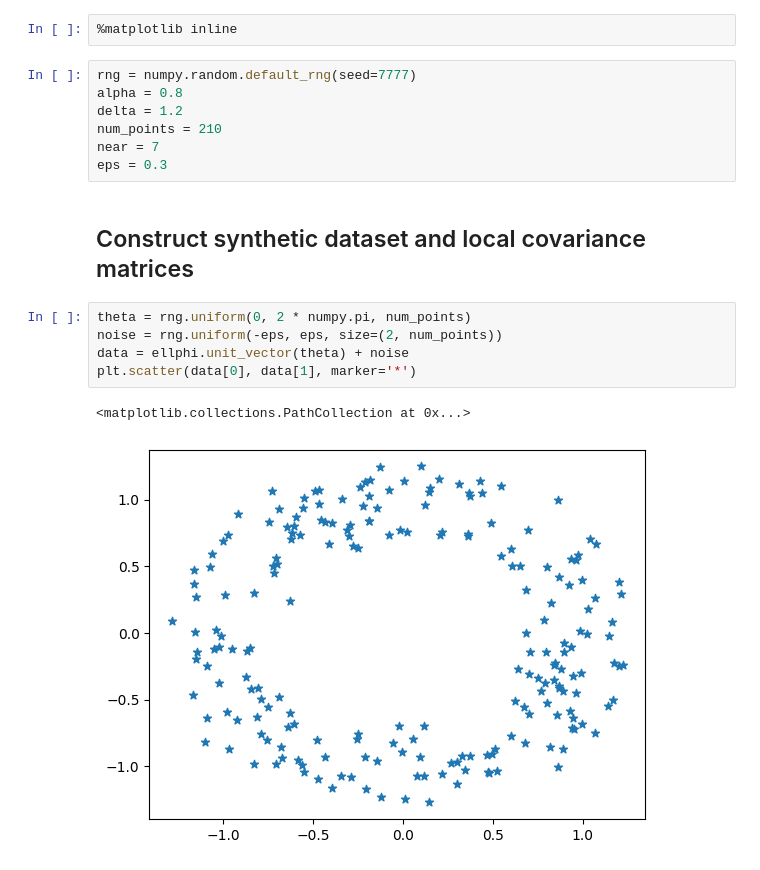
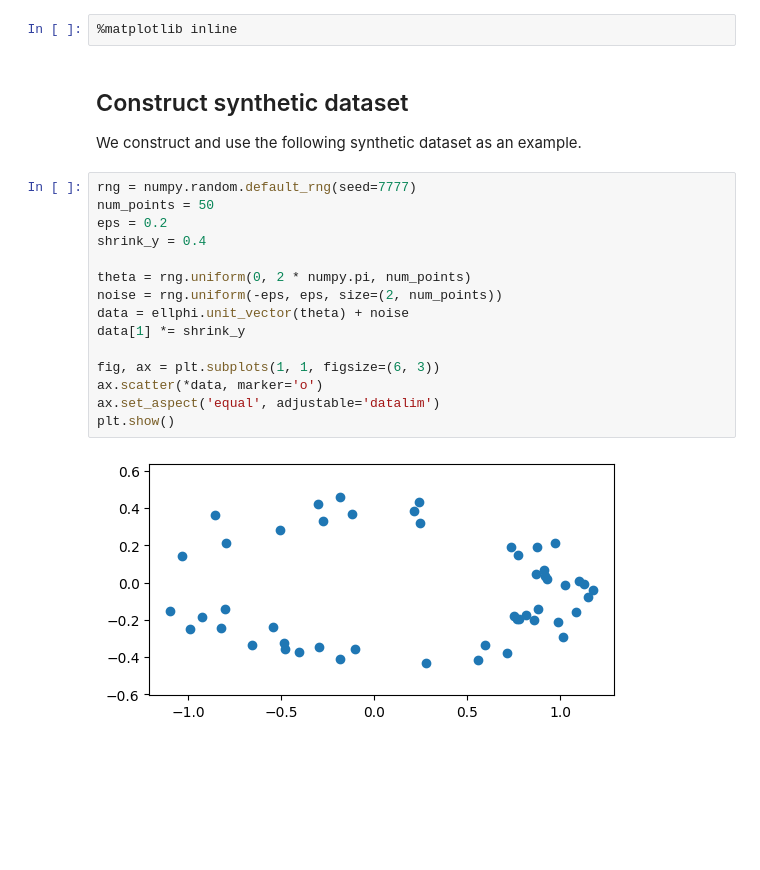
Before and after one commit to t-uda/ellphi, a Jupyter notebook: notebooks/epencil-ph.ipynb, the cells around one changed output. Cells and saved outputs as stored; diff of their text form; blank space fills up the shorter version.

```diff
--- a/notebooks/epencil-ph.ipynb
+++ b/notebooks/epencil-ph.ipynb
@@ -7,22 +11,26 @@ import matplotlib.pyplot as plt
 import ellphi
 # %%
 %matplotlib inline
-# %%
-rng = numpy.random.default_rng(seed=7777)
-alpha = 0.8
-delta = 1.2
-num_points = 210
-near = 7
-eps = 0.3
 # %% [markdown]
-## Construct synthetic dataset and local covariance matrices
+## Construct synthetic dataset
+
+We construct and use the following synthetic dataset as an example.
-# %%
-theta = rng.uniform(0, 2 * numpy.pi, num_points)
-noise = rng.uniform(-eps, eps, size=(2, num_points))
-data = ellphi.unit_vector(theta) + noise
-plt.scatter(data[0], data[1], marker='*')
-# %% [output]
-<matplotlib.collections.PathCollection at 0x...>
-[figure, removed]
+# %%
+rng = numpy.random.default_rng(seed=7777)
+num_points = 50
+eps = 0.2
+shrink_y = 0.4
+
+theta = rng.uniform(0, 2 * numpy.pi, num_points)
+noise = rng.uniform(-eps, eps, size=(2, num_points))
+data = ellphi.unit_vector(theta) + noise
+data[1] *= shrink_y
+
+fig, ax = plt.subplots(1, 1, figsize=(6, 3))
+ax.scatter(*data, marker='o')
+ax.set_aspect('equal', adjustable='datalim')
+plt.show()
+# %% [output]
+[figure, added]
 # %% [markdown]
 ## Mahalanobis distance associated with a covariance matrix $S$
```
Also changed, not shown: parts of 27 cells of this notebook, 5 other files.
